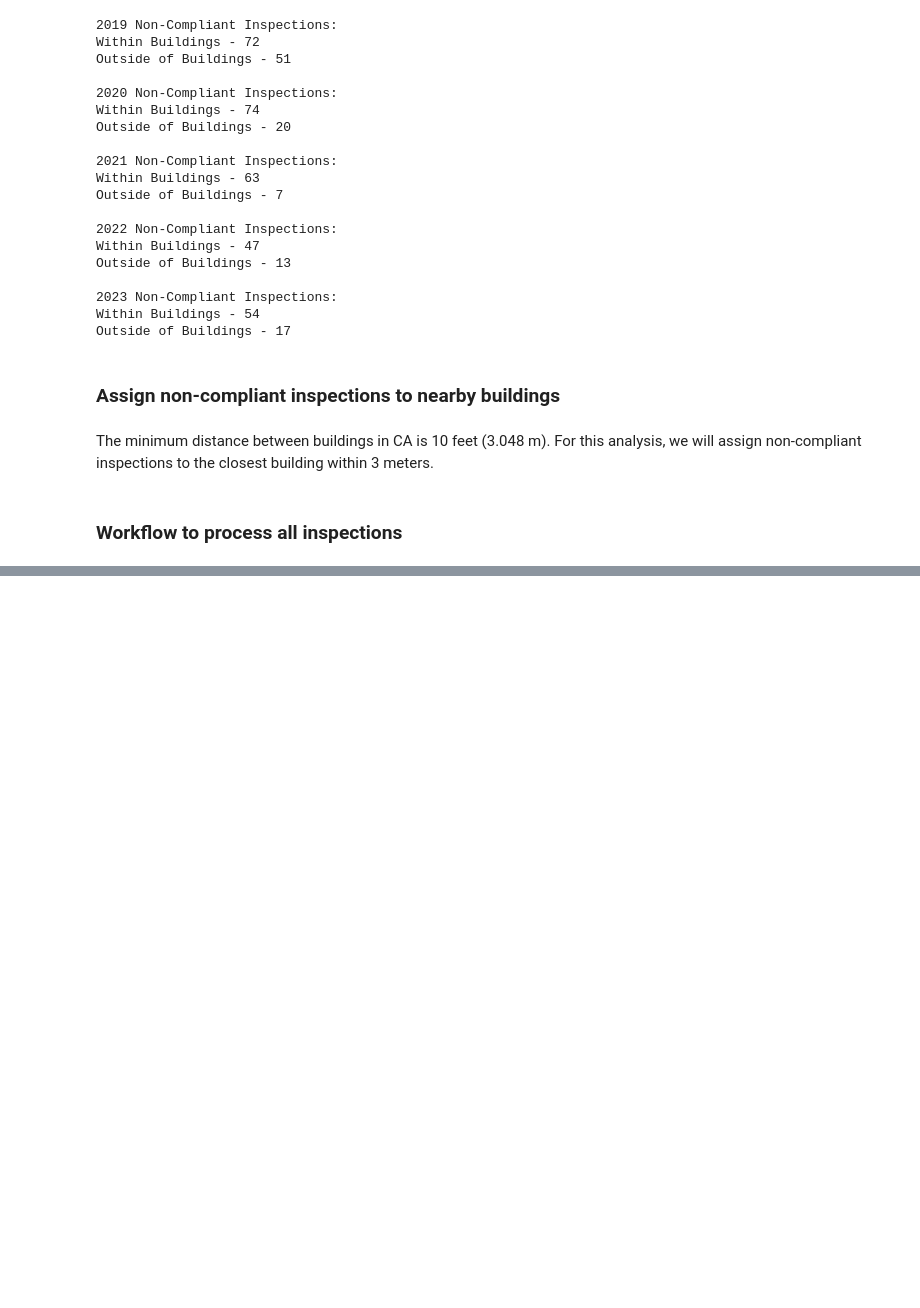
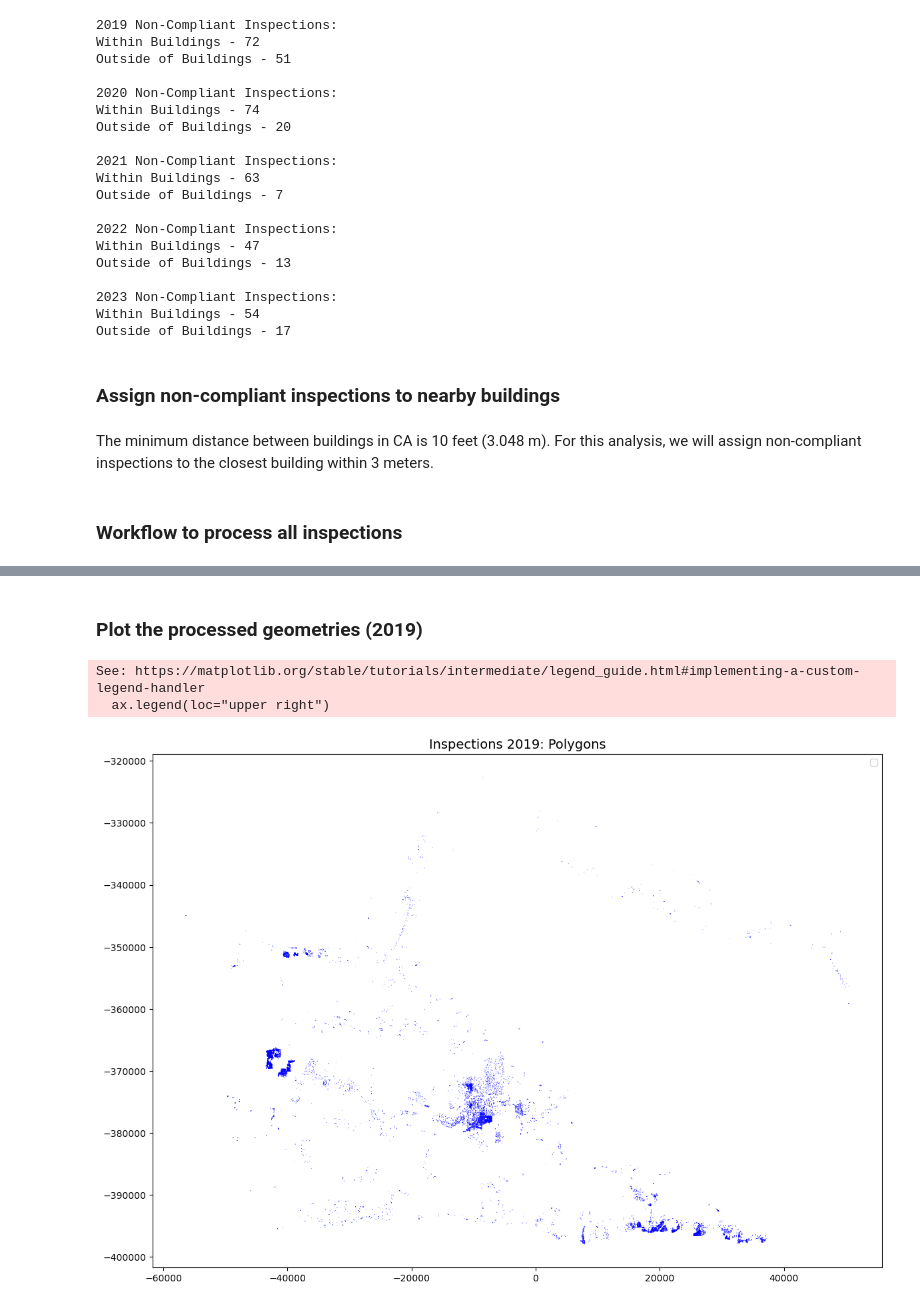
Before and after one commit to wildfire-prep/data-preparation, a Jupyter notebook: code/00_label_data/03_buildings_exploration.ipynb, the cells around one changed output, grey strips where cells are left out. Cells and saved outputs as stored; diff of their text form; code cells hidden in the pictures; blank space fills up the shorter version.

```diff
--- a/code/00_label_data/03_buildings_exploration.ipynb
+++ b/code/00_label_data/03_buildings_exploration.ipynb
@@ -409,0 +588,21 @@ See: https://matplotlib.org/stable/tutorials/intermediate/legend_guide.html#impl
+# %% [markdown]
+### Plot the processed geometries (2019)
+# %%
+processed_2019 = processed_inspections[2019]
+
+fig, ax = plt.subplots(figsize=(12, 10))
+
+# Then plot the building polygons
+processed_2019.plot(
+    ax=ax, color="blue", alpha=0.7, label="Polygons", edgecolor="blue", linewidth=0.5
+)
+
+# Add a legend and title
+ax.legend(loc="upper right")
+ax.set_title("Inspections 2019: Polygons", fontsize=14)
+plt.tight_layout()
+plt.show()
+# %% [output]
+See: https://matplotlib.org/stable/tutorials/intermediate/legend_guide.html#implementing-a-custom-legend-handler
+  ax.legend(loc="upper right")
+[figure, added]
```
Also changed, not shown: parts of 7 cells of this notebook, 16 other files.
